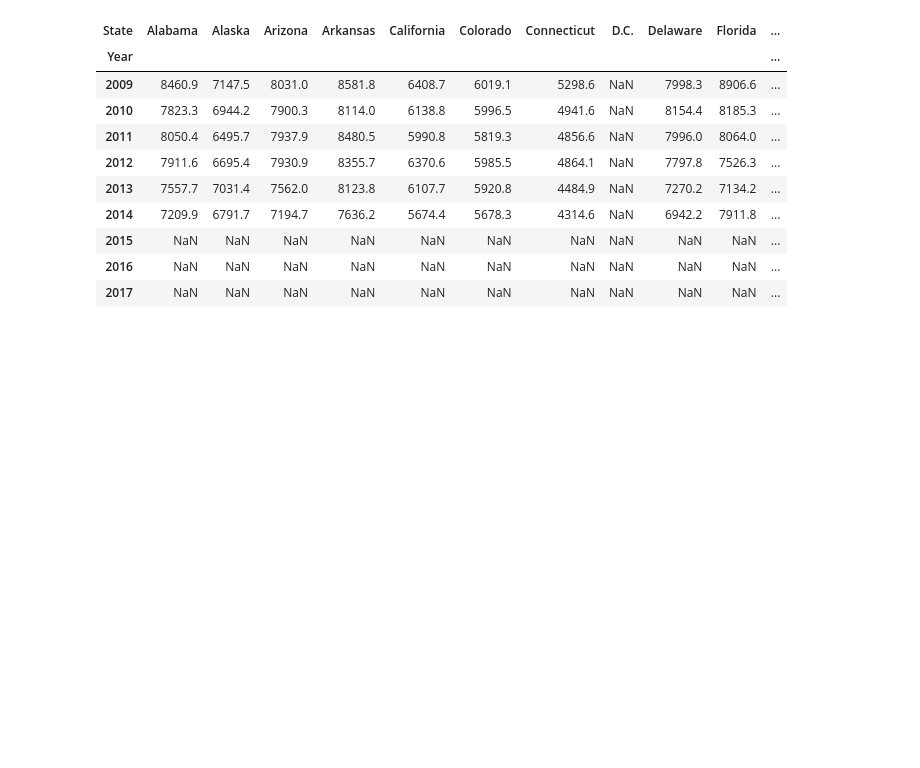
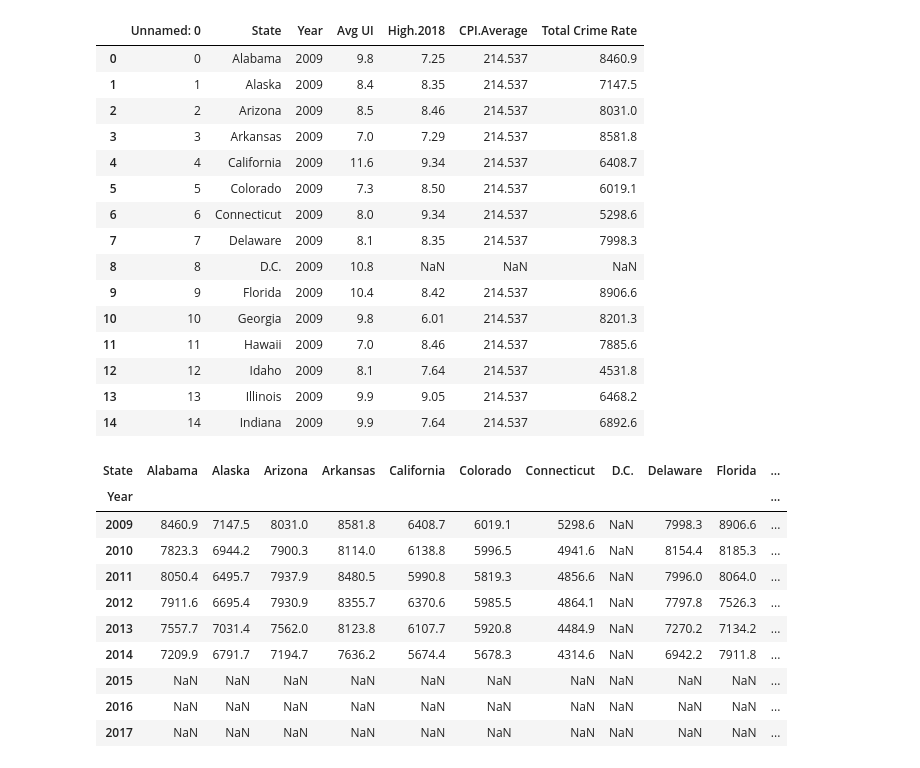
Before and after one commit to SnehaKellogg/Project1_Group5, a Jupyter notebook: Mappingcrossdata.ipynb, the cells around one changed output. Cells and saved outputs as stored; diff of their text form; code cells hidden in the pictures; blank space fills up the shorter version.

```diff
--- a/Mappingcrossdata.ipynb
+++ b/Mappingcrossdata.ipynb
@@ -14,3 +23,22 @@ data = pd.read_csv("Resources/data.csv")
+# %%
+data.head(15)
+# %% [output]
+|  | Unnamed: 0 | State | Year | Avg UI | High.2018 | CPI.Average | Total Crime Rate |
+| 0 | 0 | Alabama | 2009 | 9.8 | 7.25 | 214.537 | 8460.9 |
+| 1 | 1 | Alaska | 2009 | 8.4 | 8.35 | 214.537 | 7147.5 |
+| 2 | 2 | Arizona | 2009 | 8.5 | 8.46 | 214.537 | 8031.0 |
+| 3 | 3 | Arkansas | 2009 | 7.0 | 7.29 | 214.537 | 8581.8 |
+| 4 | 4 | California | 2009 | 11.6 | 9.34 | 214.537 | 6408.7 |
+| 5 | 5 | Colorado | 2009 | 7.3 | 8.50 | 214.537 | 6019.1 |
+| 6 | 6 | Connecticut | 2009 | 8.0 | 9.34 | 214.537 | 5298.6 |
+| 7 | 7 | Delaware | 2009 | 8.1 | 8.35 | 214.537 | 7998.3 |
+| 8 | 8 | D.C. | 2009 | 10.8 | NaN | NaN | NaN |
+| 9 | 9 | Florida | 2009 | 10.4 | 8.42 | 214.537 | 8906.6 |
+| 10 | 10 | Georgia | 2009 | 9.8 | 6.01 | 214.537 | 8201.3 |
+| 11 | 11 | Hawaii | 2009 | 7.0 | 8.46 | 214.537 | 7885.6 |
+| 12 | 12 | Idaho | 2009 | 8.1 | 7.64 | 214.537 | 4531.8 |
+| 13 | 13 | Illinois | 2009 | 9.9 | 9.05 | 214.537 | 6468.2 |
+| 14 | 14 | Indiana | 2009 | 9.9 | 7.64 | 214.537 | 6892.6 |
 # %%
 #Pivoted tables to find %age change
 average_UI = data.pivot(index= 'Year', columns = 'State', values = 'Avg UI')
```
Also changed, not shown: parts of 3 cells of this notebook, 1 other file.
